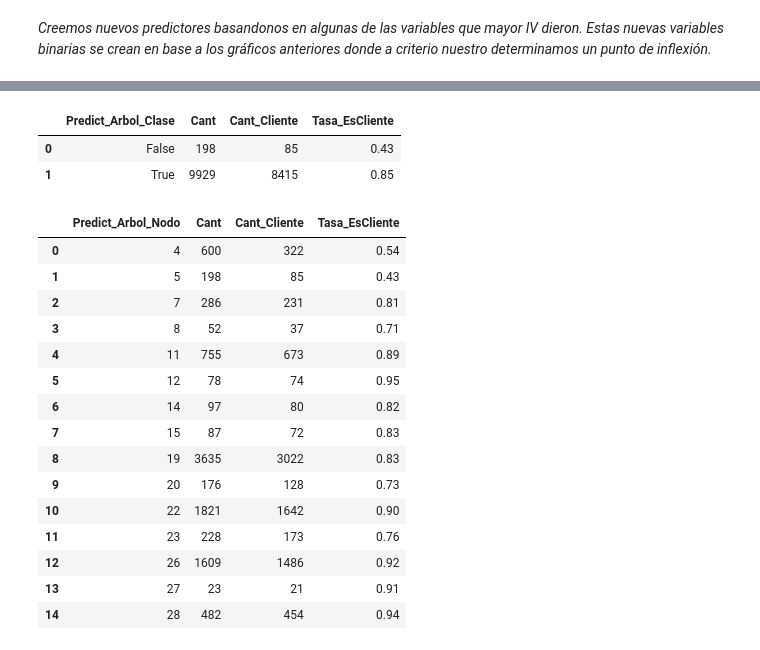
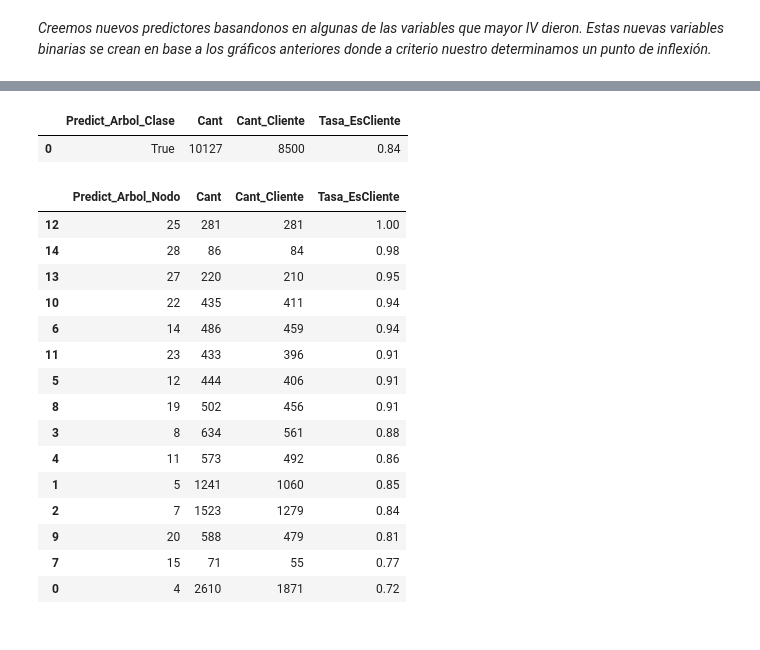
Before and after one commit to ApocalypseScrambler/datascience2, a Jupyter notebook: Data_StoryTelling - Reyes Luis - 46270.ipynb, the cells around one changed output, grey strips where cells are left out. Saved outputs shown, nothing was run; the diff lists cells and outputs as text; code cells hidden in the pictures.

```diff
--- a/Data_StoryTelling - Reyes Luis - 46270.ipynb
+++ b/Data_StoryTelling - Reyes Luis - 46270.ipynb
@@ -649,6 +640,7 @@ Attrition_Flag_map = {
 }
 
 df.loc[:, 'Attrition_Flag'] = df['Attrition_Flag'].map(Attrition_Flag_map)
+df['Attrition_Flag'] = df['Attrition_Flag'].astype(int)
 # %% [markdown]
 *El objetivo de este análisis es identificar los patrones más efectivos para distinguir entre los clientes que permanecen y los que dejan de serlo.*
 
@@ -766,14 +758,16 @@ iv_results_df
 # %%
 # Genero predictores a usar
 df['Es_Cliente'] = df['Attrition_Flag'] == 1
-df['Es_Adulto_Joven'] = df['Customer_Age'] < 40
-df['Tiene_muchos_productos'] = df['Total_Relationship_Count'] > 2
-df['Usa_Mucho_tarjeta'] = df['Avg_Utilization_Ratio'] > 0.5
-df['Mueve_Mucho_Dinero'] = df['Total_Trans_Amt'] > 6000
-df['Posee_Credito_Alto'] = df['Credit_Limit'] > 10000
+df['Es_Adulto_Joven'] = df['Customer_Age'] < 45
+df['Tiene_muchos_productos'] = df['Total_Relationship_Count'] > 4
+df['Usa_Mucho_tarjeta'] = df['Avg_Utilization_Ratio'] > 0.50
+df['Tiene_Cartera_Credito_Alto'] = df['Avg_Open_To_Buy'] > 9900
+df['Mueve_Mucho_Dinero'] = df['Total_Trans_Amt'] > 4700
+df['Posee_Credito_Alto'] = df['Credit_Limit'] > 11000
+df['Saldo_Rotativo_Alto'] = df['Total_Revolving_Bal'] > 1700
 
 # Los enlisto:
-lista_predictores = ['Es_Adulto_Joven','Tiene_muchos_productos','Usa_Mucho_tarjeta','Mueve_Mucho_Dinero','Posee_Credito_Alto']
+lista_predictores = ['Es_Adulto_Joven','Tiene_muchos_productos','Usa_Mucho_tarjeta','Mueve_Mucho_Dinero','Posee_Credito_Alto','Tiene_Cartera_Credito_Alto','Saldo_Rotativo_Alto']
 
 # Los transformo en matriz:
 X = df[lista_predictores].values
@@ -860,34 +853,34 @@ resultados = df.groupby('Predict_Arbol_Clase').agg(
 resultados
 # %% [output]
 |  | Predict_Arbol_Clase | Cant | Cant_Cliente | Tasa_EsCliente |
-| 0 | False | 198 | 85 | 0.43 |
-| 1 | True | 9929 | 8415 | 0.85 |
+| 0 | True | 10127 | 8500 | 0.84 |
 # %%
 # Groupby por prediccion de nodo:
 resultados_nodo = df.groupby('Predict_Arbol_Nodo').agg(
     Cant = ('Predict_Arbol_Nodo', 'count'),
     Cant_Cliente = ('Es_Cliente', 'sum'),
     Tasa_EsCliente = ('Es_Cliente', 'mean')
 ).reset_index()
 resultados_nodo.rename(columns={'Tasa_Cliente': 'Predict_Prob_Arbol'}, inplace=True)
-resultados_nodo
+resultados_nodo_ordenado = resultados_nodo.sort_values(by='Tasa_EsCliente', ascending=False)
+resultados_nodo_ordenado
 # %% [output]
 |  | Predict_Arbol_Nodo | Cant | Cant_Cliente | Tasa_EsCliente |
-| 0 | 4 | 600 | 322 | 0.54 |
-| 1 | 5 | 198 | 85 | 0.43 |
-| 2 | 7 | 286 | 231 | 0.81 |
-| 3 | 8 | 52 | 37 | 0.71 |
-| 4 | 11 | 755 | 673 | 0.89 |
-| 5 | 12 | 78 | 74 | 0.95 |
-| 6 | 14 | 97 | 80 | 0.82 |
-| 7 | 15 | 87 | 72 | 0.83 |
-| 8 | 19 | 3635 | 3022 | 0.83 |
-| 9 | 20 | 176 | 128 | 0.73 |
-| 10 | 22 | 1821 | 1642 | 0.90 |
-| 11 | 23 | 228 | 173 | 0.76 |
-| 12 | 26 | 1609 | 1486 | 0.92 |
-| 13 | 27 | 23 | 21 | 0.91 |
-| 14 | 28 | 482 | 454 | 0.94 |
+| 12 | 25 | 281 | 281 | 1.00 |
+| 14 | 28 | 86 | 84 | 0.98 |
+| 13 | 27 | 220 | 210 | 0.95 |
+| 10 | 22 | 435 | 411 | 0.94 |
+| 6 | 14 | 486 | 459 | 0.94 |
+| 11 | 23 | 433 | 396 | 0.91 |
+| 5 | 12 | 444 | 406 | 0.91 |
+| 8 | 19 | 502 | 456 | 0.91 |
+| 3 | 8 | 634 | 561 | 0.88 |
+| 4 | 11 | 573 | 492 | 0.86 |
+| 1 | 5 | 1241 | 1060 | 0.85 |
+| 2 | 7 | 1523 | 1279 | 0.84 |
+| 9 | 20 | 588 | 479 | 0.81 |
+| 7 | 15 | 71 | 55 | 0.77 |
+| 0 | 4 | 2610 | 1871 | 0.72 |
 # %%
 # Groupby por prediccion de nodo:
 resultados_nodo = df.groupby('Predict_Arbol_Nodo').agg(
```
Also changed, not shown: parts of 13 cells of this notebook.
